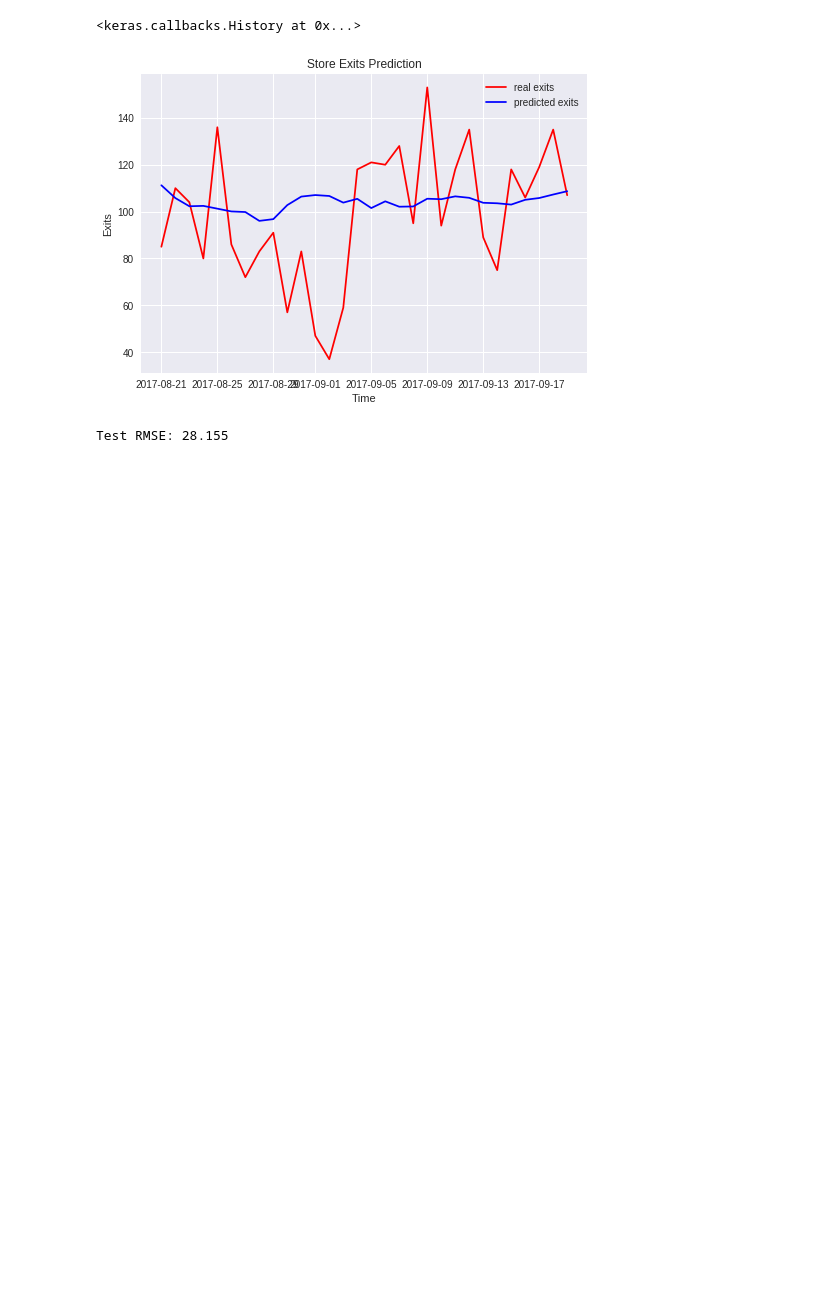
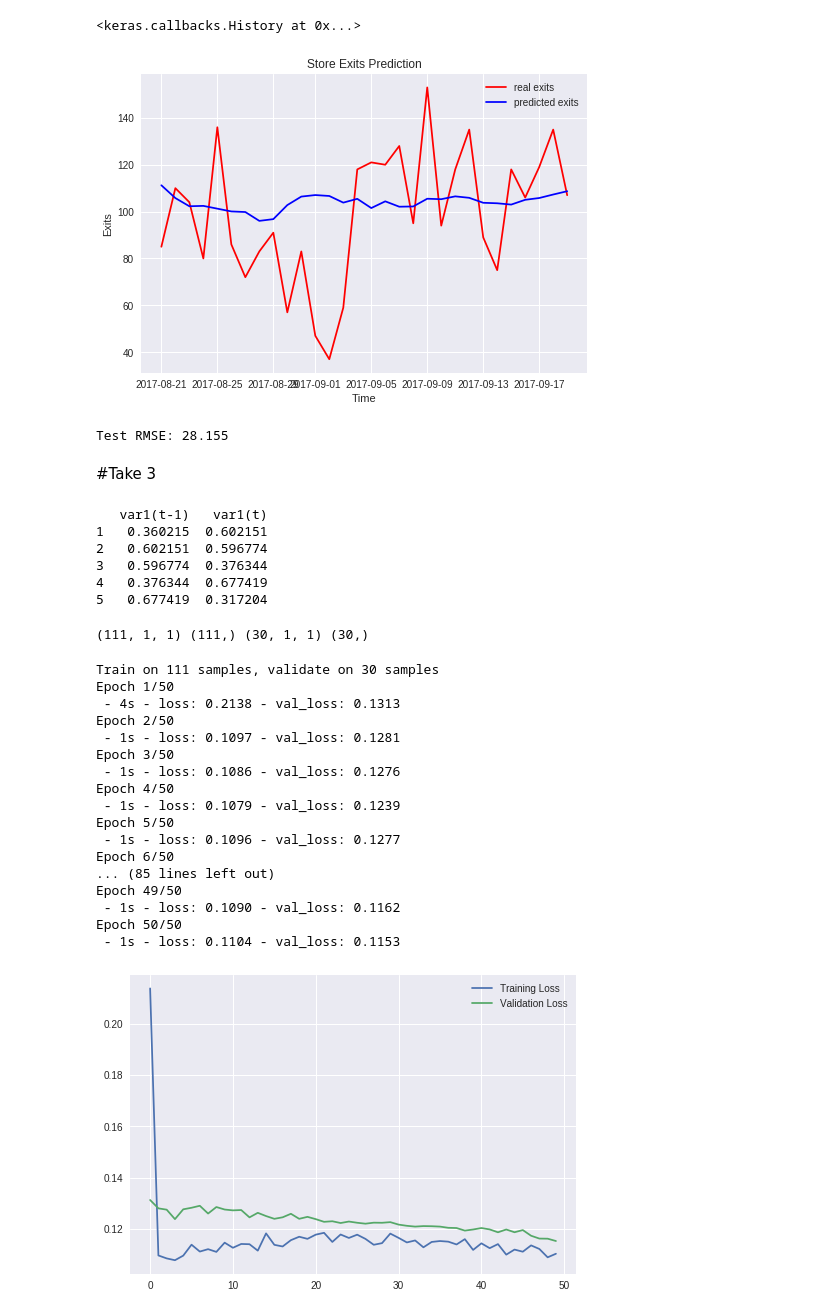
Before and after one commit to tbowling87/RetailExercise, a Jupyter notebook: Group_1_Retail_Exercise.ipynb, the cells around one changed output. Saved outputs shown, nothing was run; the diff lists cells and outputs as text; code cells hidden in the pictures; blank space fills up the shorter version.

```diff
--- a/Group_1_Retail_Exercise.ipynb
+++ b/Group_1_Retail_Exercise.ipynb
@@ -665,3 +710,83 @@ rmse = math.sqrt(mean_squared_error(y_test, predicted_exits))
 print('Test RMSE: %.3f' % rmse)
 # %% [output]
 Test RMSE: 28.155
+# %% [markdown]
+#Take 3
+# %%
+# import the appropriate library
+from sklearn.preprocessing import MinMaxScaler
+
+
+#values = model_data[:,1]
+values = model_data['Exits'].values
+
+values = values.astype('float32')
+values = values.reshape(-1,1)
+# normalize features
+mm_scaler = MinMaxScaler(feature_range=(0, 1))
+scaled = mm_scaler.fit_transform(values)
+# use predefined function to store previous rows values of each input in separate cols
+reframed = convert_timeseries(scaled, 1, 1)
+
+print(reframed.head())
+#model_data['Exits']
+# %% [output]
+   var1(t-1)   var1(t)
+1   0.360215  0.602151
+2   0.602151  0.596774
+3   0.596774  0.376344
+4   0.376344  0.677419
+5   0.677419  0.317204
+# %%
+values = reframed.values
+#leave last 30 days for test
+train = values[:111, :]
+test = values[111:, :]
+# split into input and outputs
+train_X= train[:, 0]
+train_y= train[:, -1]
+test_X= test[:, 0]
+test_y= test[:, -1]
+# reshape input to be 3D [samples, timesteps, features]
+train_X = train_X.reshape((train_X.shape[0], 1, 1))
+test_X = test_X.reshape((test_X.shape[0], 1, 1))
+print(train_X.shape, train_y.shape, test_X.shape, test_y.shape)
+# %% [output]
+(111, 1, 1) (111,) (30, 1, 1) (30,)
+# %%
+#build the lstm network
+lstm_model3 = Sequential()
+lstm_model3.add(LSTM(50, return_sequences=True, input_shape=(train_X.shape[1], train_X.shape[2])))
+lstm_model3.add(Dropout(rate=0.2))
+lstm_model3.add(LSTM(units=50, return_sequences=True))
+lstm_model3.add(Dropout(rate=0.2))
+lstm_model3.add(LSTM(units=50))
+lstm_model3.add(Dense(1))
+lstm_model3.compile(loss='mae', optimizer='adam')
+# %%
+# fit network
+history = lstm_model3.fit(train_X, train_y, epochs=50, batch_size=1, validation_data=(test_X, test_y), verbose=2, shuffle=False)
+# plot history
+plt.plot(history.history['loss'], label='Training Loss')
+plt.plot(history.history['val_loss'], label='Validation Loss')
+plt.legend()
+plt.show()
+# %% [output]
+Train on 111 samples, validate on 30 samples
+Epoch 1/50
+ - 4s - loss: 0.2138 - val_loss: 0.1313
+Epoch 2/50
+ - 1s - loss: 0.1097 - val_loss: 0.1281
+Epoch 3/50
+ - 1s - loss: 0.1086 - val_loss: 0.1276
+Epoch 4/50
+ - 1s - loss: 0.1079 - val_loss: 0.1239
+Epoch 5/50
+ - 1s - loss: 0.1096 - val_loss: 0.1277
+Epoch 6/50
+... (85 lines left out)
+Epoch 49/50
+ - 1s - loss: 0.1090 - val_loss: 0.1162
+Epoch 50/50
+ - 1s - loss: 0.1104 - val_loss: 0.1153
+[figure, added]
```
Also changed, not shown: parts of 7 cells of this notebook.
